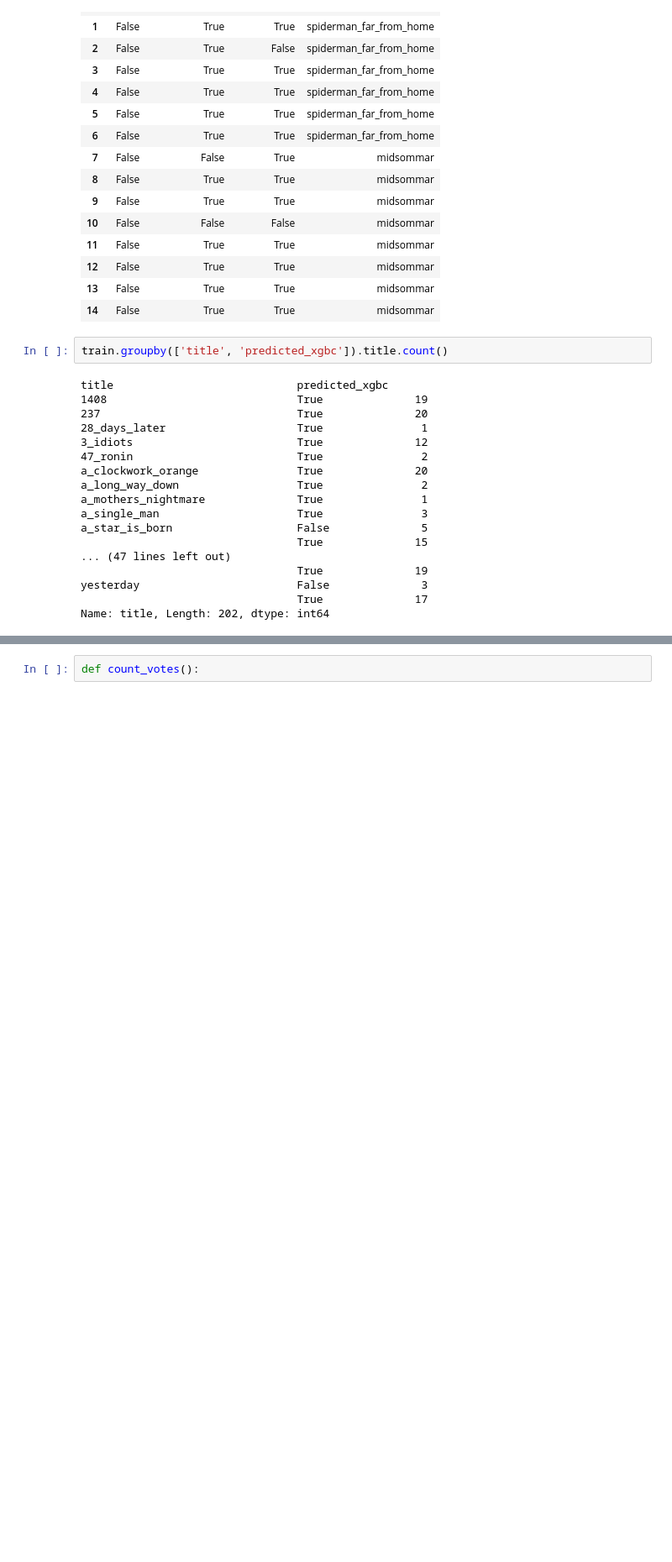
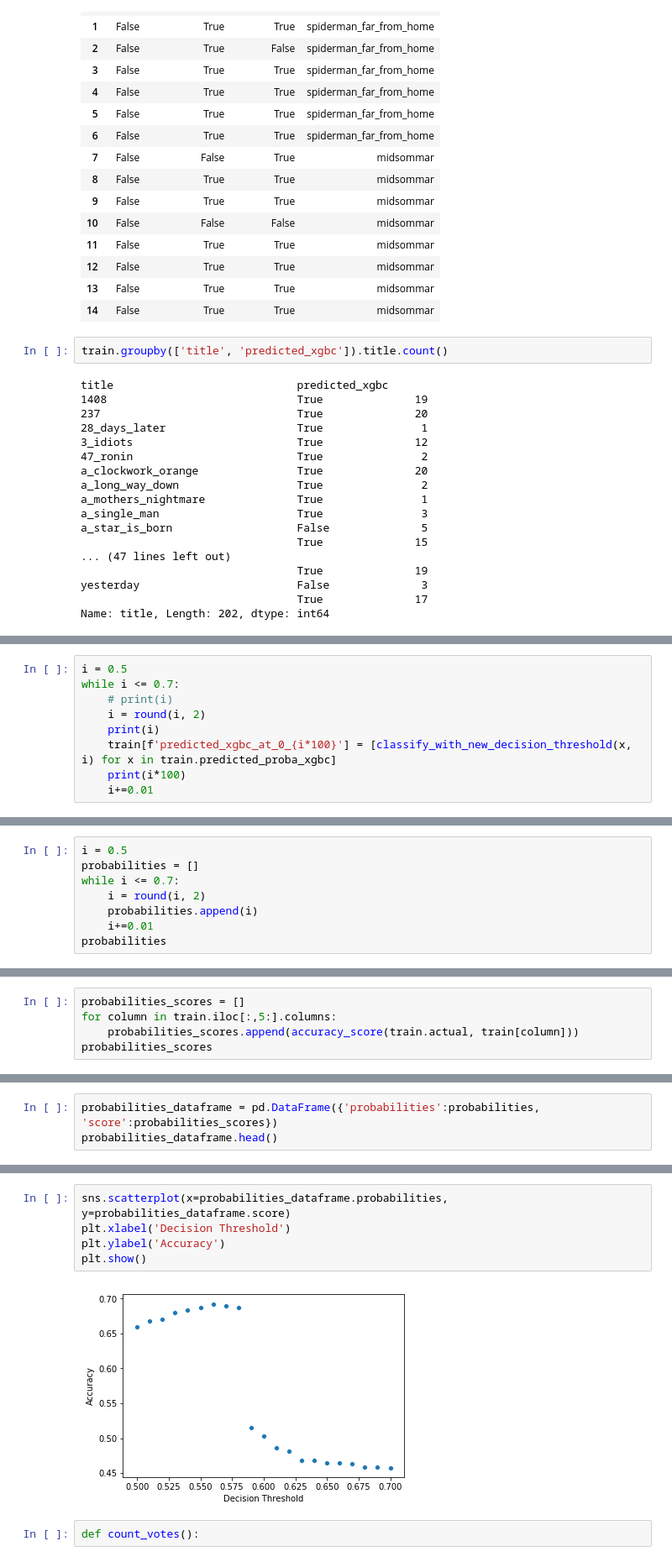
Before and after one commit to matthewzapata/twitter-trigger-warnings, a Jupyter notebook: trigger_warnings.ipynb, the cells around one changed output, grey strips where cells are left out. Shown at 84% size. Cells and saved outputs as stored; diff of their text form; blank space fills up the shorter version.

Commit message:
Complete exploration of decision thresholds.

```diff
--- a/trigger_warnings.ipynb
+++ b/trigger_warnings.ipynb
@@ -1668,0 +1711,9 @@ I cna
+# %%
+i = 0.5
+while i <= 0.7:
+    # print(i)
+    i = round(i, 2)
+    print(i)
+    train[f'predicted_xgbc_at_0_{i*100}'] = [classify_with_new_decision_threshold(x, i) for x in train.predicted_proba_xgbc]
+    print(i*100)
+    i+=0.01
@@ -1668,0 +1738,8 @@ I cna
+# %%
+i = 0.5
+probabilities = []
+while i <= 0.7:
+    i = round(i, 2)
+    probabilities.append(i)
+    i+=0.01
+probabilities
@@ -1668,0 +1774,5 @@ I cna
+# %%
+probabilities_scores = []
+for column in train.iloc[:,5:].columns:
+    probabilities_scores.append(accuracy_score(train.actual, train[column]))
+probabilities_scores
@@ -1668,0 +1819,3 @@ I cna
+# %%
+probabilities_dataframe = pd.DataFrame({'probabilities':probabilities, 'score':probabilities_scores})
+probabilities_dataframe.head()
@@ -1669,2 +1829,9 @@ I cna
+# %%
+sns.scatterplot(x=probabilities_dataframe.probabilities, y=probabilities_dataframe.score)
+plt.xlabel('Decision Threshold')
+plt.ylabel('Accuracy')
+plt.show()
+# %% [output]
+[figure, added]
 # %%
 def count_votes():
```
Also changed, not shown: parts of 17 cells of this notebook.
